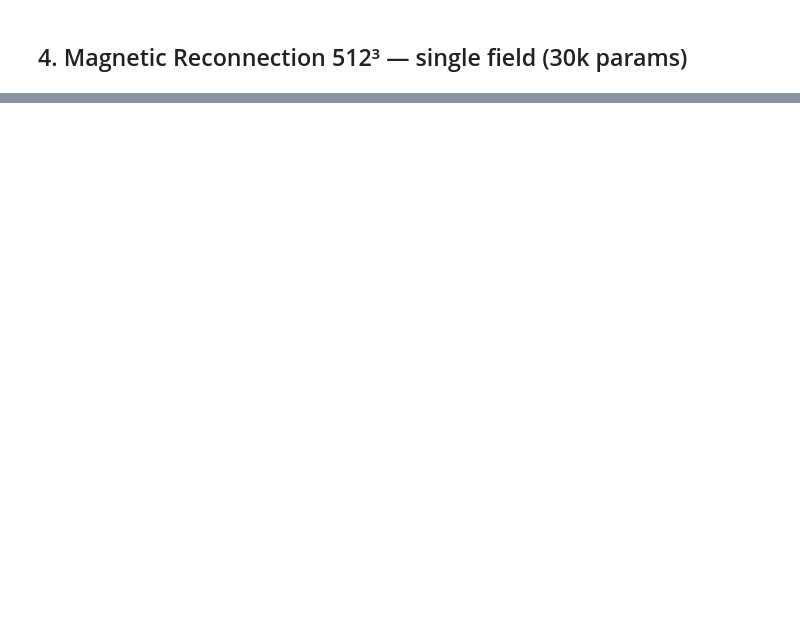
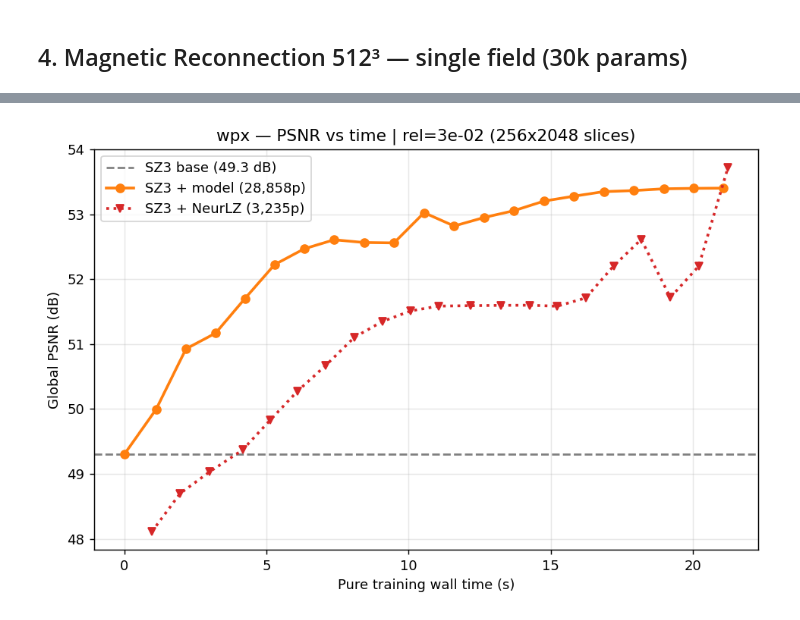
Before and after one commit to SamLai0509/Final_design_for_BO_adaptive_compression, a Jupyter notebook: SPERR/SPERR.ipynb, the cells around one changed output, grey strips where cells are left out. Drawn from its saved outputs; the diff is of its cells as text; code cells hidden in the pictures; blank space fills up the shorter version.

```diff
--- a/SPERR/SPERR.ipynb
+++ b/SPERR/SPERR.ipynb
@@ -536,0 +856,79 @@ print("Saved: sperr_cmp_wpx.png")
+# %%
+# ── wpx: NeurLZ vs BG pipeline — PSNR-vs-time + slice viz (one rel) ────────────
+# Re-trains BOTH on a single wpx rel (full 256x2048 planes, slice axis 1), capturing
+# per-epoch (pure-train-time, PSNR) and the final reconstruction, then plots:
+#   (1) PSNR vs wall time   (2) a 2048x256 slice: GT / SZ3 / SZ3+model / SZ3+NeurLZ + residuals
+import matplotlib.pyplot as plt
+WPX_VIZ_REL = WPX_REL[2]          # which rel to visualize
+_PERM = (1, 0, 2)                 # axis1 -> front (self-inverse); planes become (2048, 256)
+
+# reload wpx (the bench cell deletes _wpx) + SZ3 base at the viz rel
+_wx = np.ascontiguousarray(np.fromfile(WPX_RAW, dtype=np.float64).reshape((2048, 256, 256)).astype(np.float32))
+_dr = float(_wx.max() - _wx.min())
+_b, _ = sz_engine.compress(_wx, 1, 0, float(WPX_VIZ_REL), 0)
+_xq = sz_engine.decompress(_b, _wx.shape, np.float32)
+
+# ---- BG pipeline (full-slice along axis 1 -> 2048x256 planes) ----
+Xs_bg  = [np.ascontiguousarray(np.transpose(_wx,  _PERM))]   # (256, 2048, 256)
+Xps_bg = [np.ascontiguousarray(np.transpose(_xq, _PERM))]
+_bgh = bg_h_for_params(WPX_PARAMS, _wx.shape, 1)
+_np, _ = estimate_bg_model_param_bytes(n_fields=1, shape=_wx.shape, bg_arch="spatial", bg_h=_bgh,
+                                       dtype_bytes=BYTES_PER_PARAM)
+_cfg = build_bg_only_cfg(X_target=Xs_bg[0], Xps=Xps_bg, max_train_time=1e9, bg_h=_bgh, roi_h=4,
+                         epochs=WPX_EPOCHS, steps_per_epoch=Xs_bg[0].shape[0], bg_patch_size=256,
+                         bg_batch=1, lr=1e-3, bg_freq_weight=0.5, bg_fft_phase_weight=0.5,
+                         bg_freq_warmup_epochs=1, bg_field_norm="zscore")
+_cfg.bg_arch="spatial"; _cfg.bg_split_mode="three"; _cfg.bg_split_bands=True
+_cfg.bg_split_sigma=0.12; _cfg.bg_sigma_low=0.08; _cfg.bg_sigma_mid=0.18
+_cfg.bg_cr_rel_err=float(WPX_VIZ_REL); _cfg.bg_gpu_sampling=True; _cfg.seed=SEED
+_cfg.bg_full_slice=True; _cfg.bg_low_weight=1.0; _cfg.bg_mid_weight=0.5; _cfg.bg_high_weight=0.3
+def _ev(m, c=_cfg):
+    return compute_psnr(Xs_bg[0], run_bg_inference(m, Xs_bg, Xps_bg, c, float(WPX_VIZ_REL)), _dr), 0.0
+print(f"[viz] training BG pipeline (rel={WPX_VIZ_REL:.0e}, {_np:,} params)...")
+_model, _hist = train_bg_only(Xs=Xs_bg, Xps=Xps_bg, device=device, cfg=_cfg, evaluator=_ev)
+bg_t = list(_hist.get("time", []))
+bg_p = [(v[1] if isinstance(v, (tuple, list)) else float(v)) for v in _hist.get("psnr", [])]
+_m = min(len(bg_t), len(bg_p)); bg_t, bg_p = bg_t[:_m], bg_p[:_m]
+xhat_bg = run_bg_inference(_model, Xs_bg, Xps_bg, _cfg, float(WPX_VIZ_REL))   # (256,2048,256)
+del _model
+torch.cuda.empty_cache() if torch.cuda.is_available() else None
+
+# ---- NeurLZ (same slicing axis; iso-time budget = BG's total; returns history + recon) ----
+_feat = (_neurlz_features_for_params(_np, 1) if NEURLZ_FEATURES == "match" else NEURLZ_FEATURES)
+_budget = bg_t[-1] if bg_t else None
+print(f"[viz] training NeurLZ (slice_axis=1, budget={_budget:.1f}s)...")
+p_nlz, nlz_params, nlz_time, nlz_ep, nlz_hist, enh_nlz = run_neurlz(
+    _wx, _xq, [], _wx.shape, _dr, float(WPX_VIZ_REL),
+    int(WPX_EPOCHS * NEURLZ_EPOCH_MULT), _feat, time_budget=_budget, slice_axis=1, return_history=True)
+# enh_nlz is in the permuted frame (256,2048,256), same as Xs_bg
+
+base_psnr = compute_psnr(Xs_bg[0], Xps_bg[0], _dr)
+
+# ---- (1) PSNR vs time ----
+plt.figure(figsize=(7.5, 5), dpi=130)
+plt.axhline(base_psnr, color="tab:gray", ls="--", lw=1.5, label=f"SZ3 base ({base_psnr:.1f} dB)")
+plt.plot(bg_t, bg_p, "o-", color="tab:orange", lw=2, label=f"SZ3 + model ({_np:,}p)")
+plt.plot(nlz_hist["time"], nlz_hist["psnr"], "v:", color="tab:red", lw=2, label=f"SZ3 + NeurLZ ({nlz_params:,}p)")
+plt.xlabel("Pure training wall time (s)"); plt.ylabel("Global PSNR (dB)")
+plt.title(f"wpx — PSNR vs time | rel={WPX_VIZ_REL:.0e} (256x2048 slices)")
+plt.grid(True, alpha=0.3); plt.legend(); plt.tight_layout(); plt.show()
+
+# ---- (2) slice viz: a 2048x256 plane (shown transposed = 256x2048 wide) ----
+_z = Xs_bg[0].shape[0] // 2
+gt, base, bg, nlz = Xs_bg[0][_z], Xps_bg[0][_z], xhat_bg[_z], enh_nlz[_z]
+vmin, vmax = float(np.percentile(gt, 1)), float(np.percentile(gt, 99))
+rmax = float(np.max(np.abs(gt - base))) or 1e-9
+fig, ax = plt.subplots(2, 4, figsize=(20, 5), dpi=120)
+for k, (nm, im) in enumerate([("GT", gt), ("SZ3 base", base), ("SZ3+model", bg), ("SZ3+NeurLZ", nlz)]):
+    ax[0, k].imshow(im.T, cmap="viridis", vmin=vmin, vmax=vmax, aspect="auto")
+    ax[0, k].set_title(nm); ax[0, k].axis("off")
+ax[1, 0].axis("off")
+for k, (nm, im) in enumerate([("GT - SZ3", gt - base), ("GT - model", gt - bg), ("GT - NeurLZ", gt - nlz)]):
+    a = ax[1, k + 1]; a.imshow(im.T, cmap="coolwarm", vmin=-rmax, vmax=rmax, aspect="auto")
+    a.set_title(f"{nm}  (|max|={np.max(np.abs(im)):.2e})"); a.axis("off")
+fig.suptitle(f"wpx slice z={_z} — 2048x256 plane (transposed) | rel={WPX_VIZ_REL:.0e} | "
+             f"model {compute_psnr(gt,bg,_dr):.1f}dB  NeurLZ {compute_psnr(gt,nlz,_dr):.1f}dB  base {compute_psnr(gt,base,_dr):.1f}dB", fontsize=11)
+plt.tight_layout(); plt.show()
+del _wx, _xq, Xs_bg, Xps_bg, xhat_bg, enh_nlz
+torch.cuda.empty_cache() if torch.cuda.is_available() else None
+# %% [output]
@@ -536,0 +952 @@ print("Saved: sperr_cmp_wpx.png")
+[figure, added]
```
Also changed, not shown: parts of 16 cells of this notebook, 44 other files.
